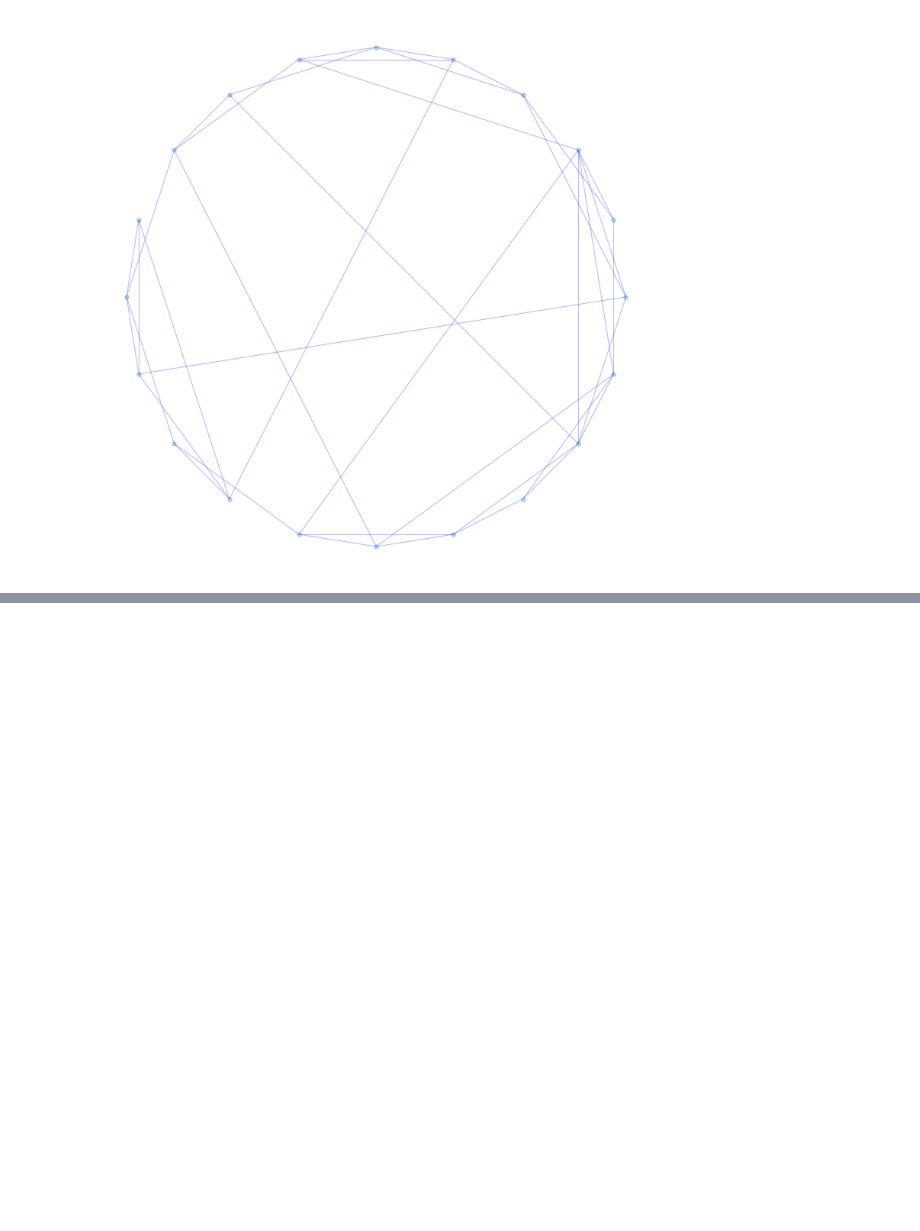
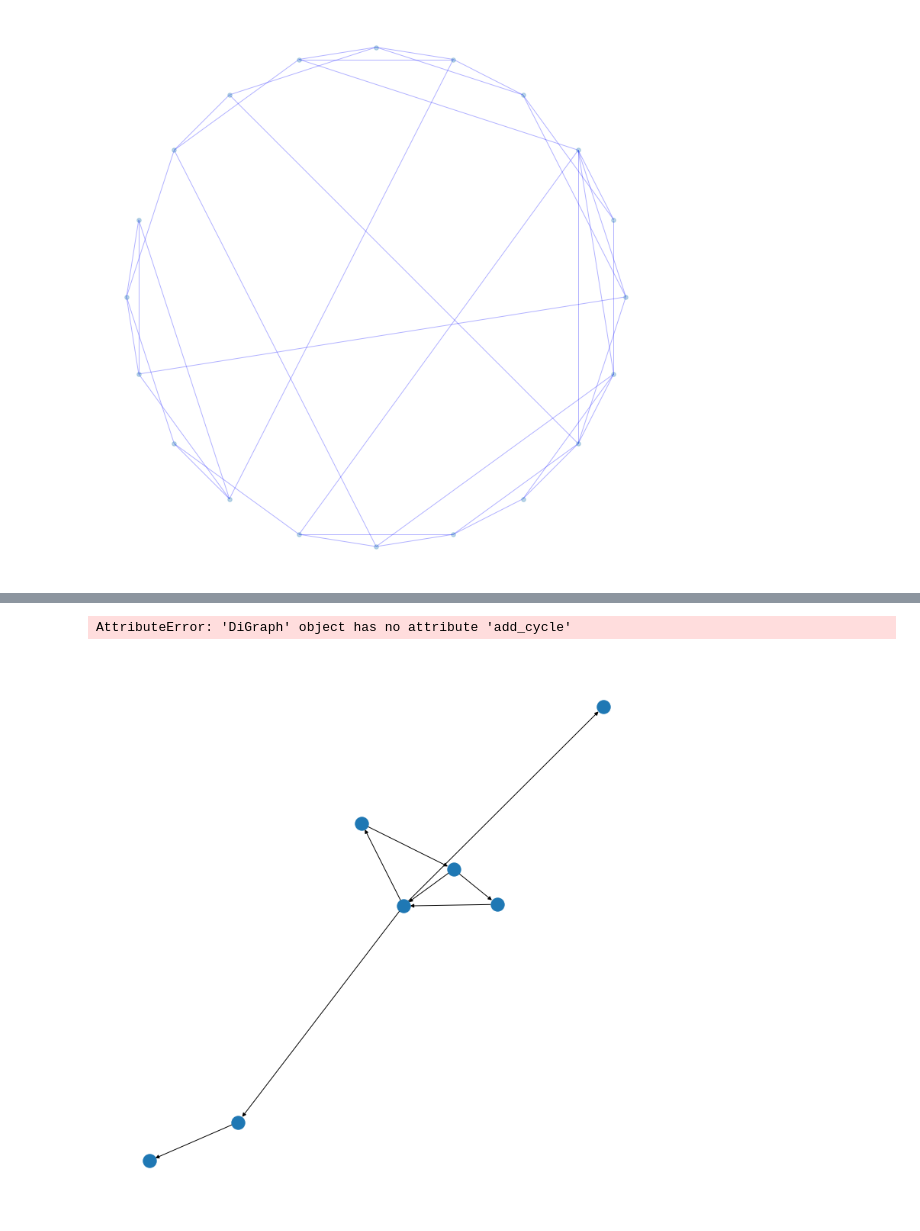
Before and after one commit to gitony0101/selfstudy, a Jupyter notebook: mincut/mpl nx 01.ipynb, the cells around one changed output, grey strips where cells are left out. Cells and saved outputs as stored; diff of their text form; code cells hidden in the pictures; blank space fills up the shorter version.

```diff
--- a/mincut/mpl nx 01.ipynb
+++ b/mincut/mpl nx 01.ipynb
@@ -258,0 +280,31 @@ plt.show()
+# %%
+G = nx.DiGraph()
+G.add_node(1)
+G.add_node(2)                  #加点
+G.add_nodes_from([3,4,5,6])    #加点集合
+G.add_cycle(G,[1,2,3,4])         #加环
+
+G.add_edge(1,3)
+G.add_edges_from([(3,5),(3,6),(6,7)])  #加边集合
+nx.draw(G)
+plt.show()
+# %% [output]
+AttributeError: 'DiGraph' object has no attribute 'add_cycle'
+# %%
+
+import networkx as nx
+import matplotlib.pyplot as plt
+
+G = nx.DiGraph()
+G.add_node(1)
+G.add_node(2)
+G.add_nodes_from([3,4,5,6])
+nx.add_cycle(G,[1,2,3,4])
+G.add_edge(1,3)
+G.add_edges_from([(3,5),(3,6),(6,7)])
+nx.draw(G)
+# plt.savefig("youxiangtu.png")
+
+plt.show()
+# %% [output]
+[figure, added]
```
Also changed, not shown: parts of 2 cells of this notebook, 1 other file.
